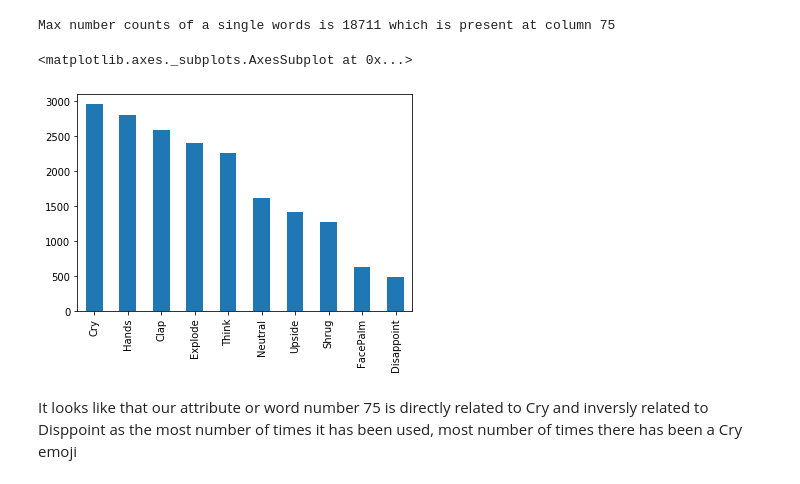
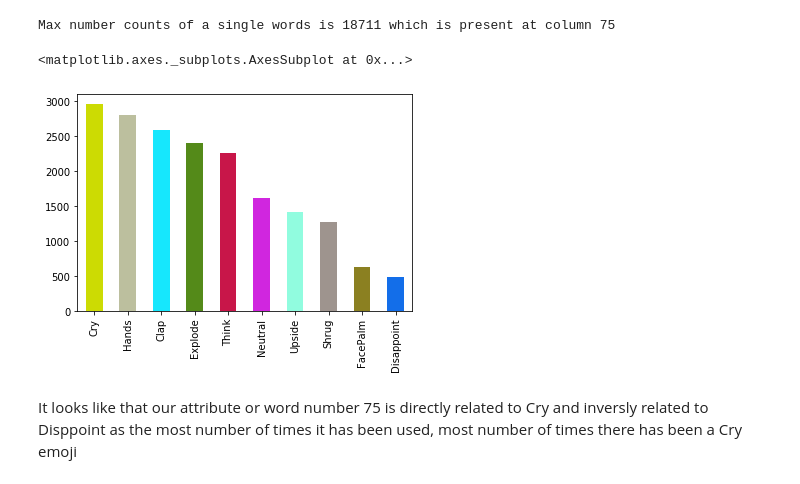
Before and after one commit to deshwalmahesh/Emoji-Prediction-in-Tweet-NLP, a Jupyter notebook: Solution.ipynb, the cells around one changed output. Cells and saved outputs as stored; diff of their text form; code cells hidden in the pictures.

Commit message:
graphs

```diff
--- a/Solution.ipynb
+++ b/Solution.ipynb
@@ -10,3 +13,32 @@ np.random.seed(SEED)
+# %%
+def generate_n_random_cmap(how_many=20,list_len=10,from_cmap=False,):
+    '''
+    Generate list of 20 colors 10 times by default.
+    NOTE: Colors can be duplicated if lit_len is greater than length of plt.colormap()
+    '''
+    import random
+    import matplotlib.pyplot as plt
+
+    c_list = []
+
+    if from_cmap:
+
+        i=0
+        while i!=list_len:
+            try:
+                c_list.append(plt.cm.get_cmap(random.choice(plt.colormaps()),how_many).colors)
+                i+=1
+            except :
+                None
+
+    else:
+        for i in range(list_len):
+            colors = []
+            for j in range(how_many):
+                colors.append((random.random(),random.random(),random.random(),1))
+            c_list.append(colors)
+
+    return c_list
 # %%
 df = pd.read_csv('project-data/train_top10.csv',header=None)
 # %%
@@ -97,9 +129,6 @@ df.loc[154,99]
 Hands Emoji has been used in the case
 # %% [markdown]
 ________________________________________________________________________________________
-# %%
-le = LabelEncoder()
-df['label'] = le.fit_transform(df[99])
 # %%
 df[99].value_counts().plot(kind='pie',autopct='%.2f%%',radius=1.15)
 # %% [output]
@@ -115,10 +144,10 @@ print(f'Max number counts of a single words is {vocab.max()} which is present at
 # %% [output]
 Max number counts of a single words is 18711 which is present at column 75
 # %%
-df[df[75]>0][99].value_counts().plot(kind='bar')
+df[df[75]>0][99].value_counts().plot(kind='bar',color=generate_n_random_cmap(10,1)[0])
 # %% [output]
 <matplotlib.axes._subplots.AxesSubplot at 0x...>
-[figure, old version]
+[figure, new version]
 # %% [markdown]
 It looks like that our attribute or word number 75 is directly related to Cry and inversly related to Disppoint as the most number of times it has been used, most number of times there has been a Cry emoji
 # %% [markdown]
```
Also changed, not shown: parts of 4 cells of this notebook.
